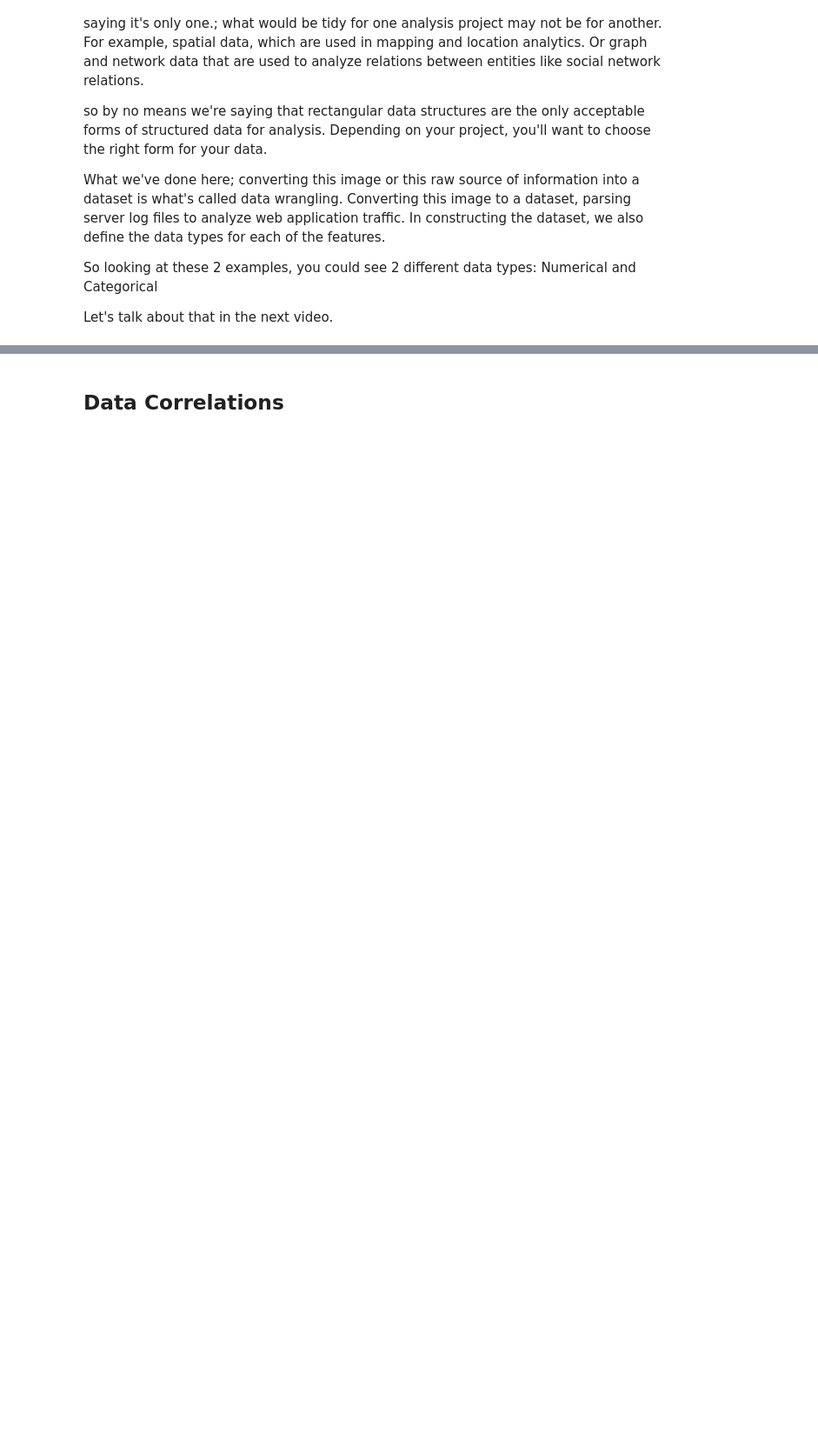
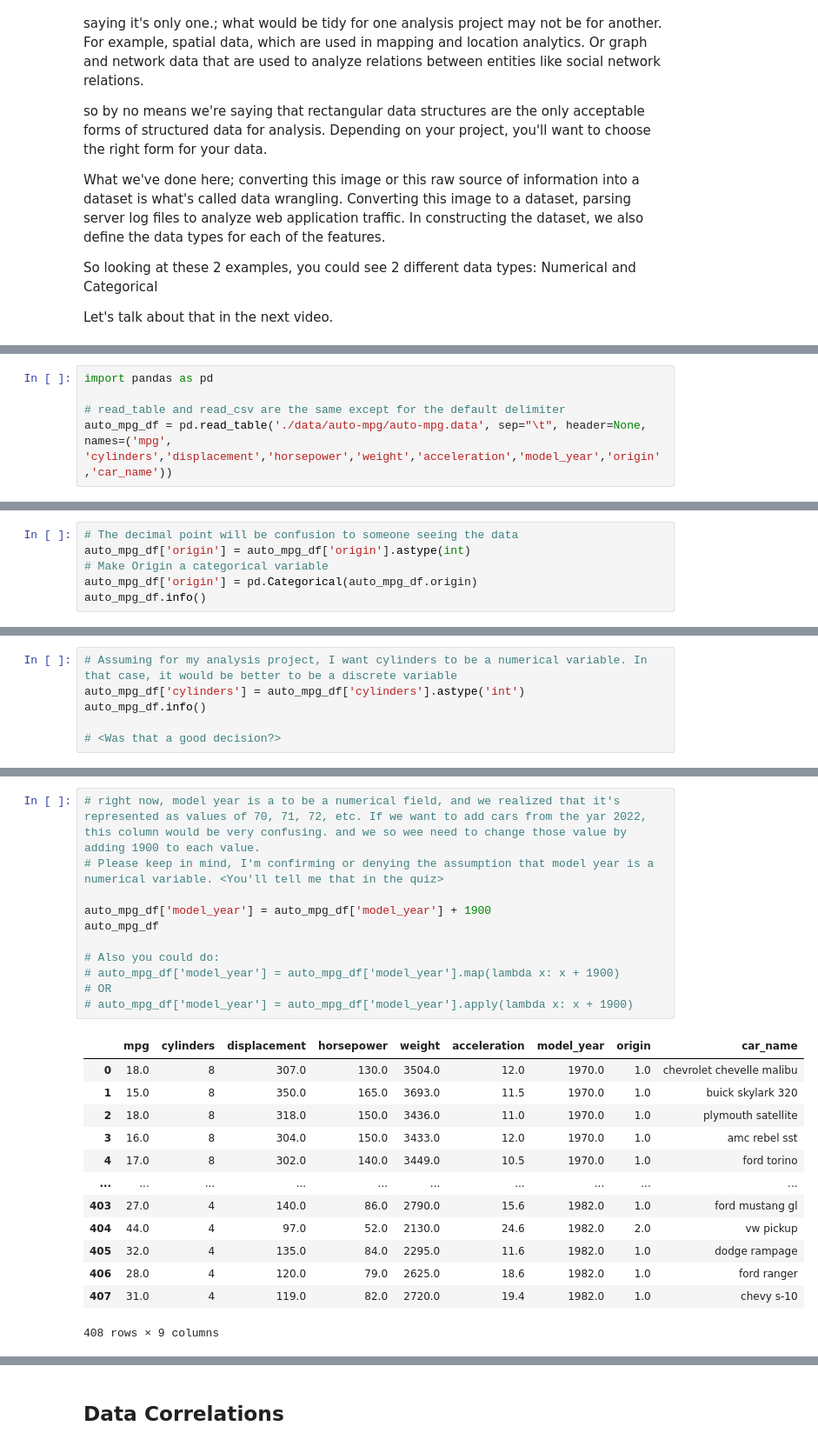
Before and after one commit to IT4063C/IT4063C.github.io, a Jupyter notebook: content/course-notes/6.eda/index.ipynb, the cells around one changed output, grey strips where cells are left out. Shown at 87% size. Cells and saved outputs as stored; diff of their text form; blank space fills up the shorter version.

```diff
--- a/content/course-notes/6.eda/index.ipynb
+++ b/content/course-notes/6.eda/index.ipynb
@@ -127,3 +127,8 @@ Also, when we're talking about data modeling and predictive analysis, we'll talk
 You'd use a logistical regression model if you're trying to predict predict whether a political candidate will win or lose an election, or a classification model if you're trying to predict whether a customer will buy a product or not.
 
 ![Linear Regression vs Logistic Regression](./assets/linear-vs-logistic-regression.png)
+# %%
+import pandas as pd
+
+# read_table and read_csv are the same except for the default delimiter
+auto_mpg_df = pd.read_table('./data/auto-mpg/auto-mpg.data', sep="\t", header=None, names=('mpg', 'cylinders','displacement','horsepower','weight','acceleration','model_year','origin','car_name'))
@@ -129,0 +194,6 @@ You'd use a logistical regression model if you're trying to predict predict whet
+# %%
+# The decimal point will be confusion to someone seeing the data
+auto_mpg_df['origin'] = auto_mpg_df['origin'].astype(int)
+# Make Origin a categorical variable
+auto_mpg_df['origin'] = pd.Categorical(auto_mpg_df.origin)
+auto_mpg_df.info()
@@ -129,0 +217,6 @@ You'd use a logistical regression model if you're trying to predict predict whet
+# %%
+# Assuming for my analysis project, I want cylinders to be a numerical variable. In that case, it would be better to be a discrete variable
+auto_mpg_df['cylinders'] = auto_mpg_df['cylinders'].astype('int')
+auto_mpg_df.info()
+
+# <Was that a good decision?>
@@ -129,0 +240,25 @@ You'd use a logistical regression model if you're trying to predict predict whet
+# %%
+# right now, model year is a to be a numerical field, and we realized that it's represented as values of 70, 71, 72, etc. If we want to add cars from the yar 2022, this column would be very confusing. and we so wee need to change those value by adding 1900 to each value.
+# Please keep in mind, I'm confirming or denying the assumption that model year is a numerical variable. <You'll tell me that in the quiz>
+
+auto_mpg_df['model_year'] = auto_mpg_df['model_year'] + 1900
+auto_mpg_df
+
+# Also you could do:
+# auto_mpg_df['model_year'] = auto_mpg_df['model_year'].map(lambda x: x + 1900)
+# OR
+# auto_mpg_df['model_year'] = auto_mpg_df['model_year'].apply(lambda x: x + 1900)
+# %% [output]
+|  | mpg | cylinders | displacement | horsepower | weight | acceleration | model_year | origin | car_name |
+| 0 | 18.0 | 8 | 307.0 | 130.0 | 3504.0 | 12.0 | 1970.0 | 1.0 | chevrolet chevelle malibu |
+| 1 | 15.0 | 8 | 350.0 | 165.0 | 3693.0 | 11.5 | 1970.0 | 1.0 | buick skylark 320 |
+| 2 | 18.0 | 8 | 318.0 | 150.0 | 3436.0 | 11.0 | 1970.0 | 1.0 | plymouth satellite |
+| 3 | 16.0 | 8 | 304.0 | 150.0 | 3433.0 | 12.0 | 1970.0 | 1.0 | amc rebel sst |
+| 4 | 17.0 | 8 | 302.0 | 140.0 | 3449.0 | 10.5 | 1970.0 | 1.0 | ford torino |
+| ... | ... | ... | ... | ... | ... | ... | ... | ... | ... |
+| 403 | 27.0 | 4 | 140.0 | 86.0 | 2790.0 | 15.6 | 1982.0 | 1.0 | ford mustang gl |
+| 404 | 44.0 | 4 | 97.0 | 52.0 | 2130.0 | 24.6 | 1982.0 | 2.0 | vw pickup |
+| 405 | 32.0 | 4 | 135.0 | 84.0 | 2295.0 | 11.6 | 1982.0 | 1.0 | dodge rampage |
+| 406 | 28.0 | 4 | 120.0 | 79.0 | 2625.0 | 18.6 | 1982.0 | 1.0 | ford ranger |
+| 407 | 31.0 | 4 | 119.0 | 82.0 | 2720.0 | 19.4 | 1982.0 | 1.0 | chevy s-10 |
+408 rows × 9 columns
```
Also changed, not shown: parts of 32 cells of this notebook, 6 other files.
